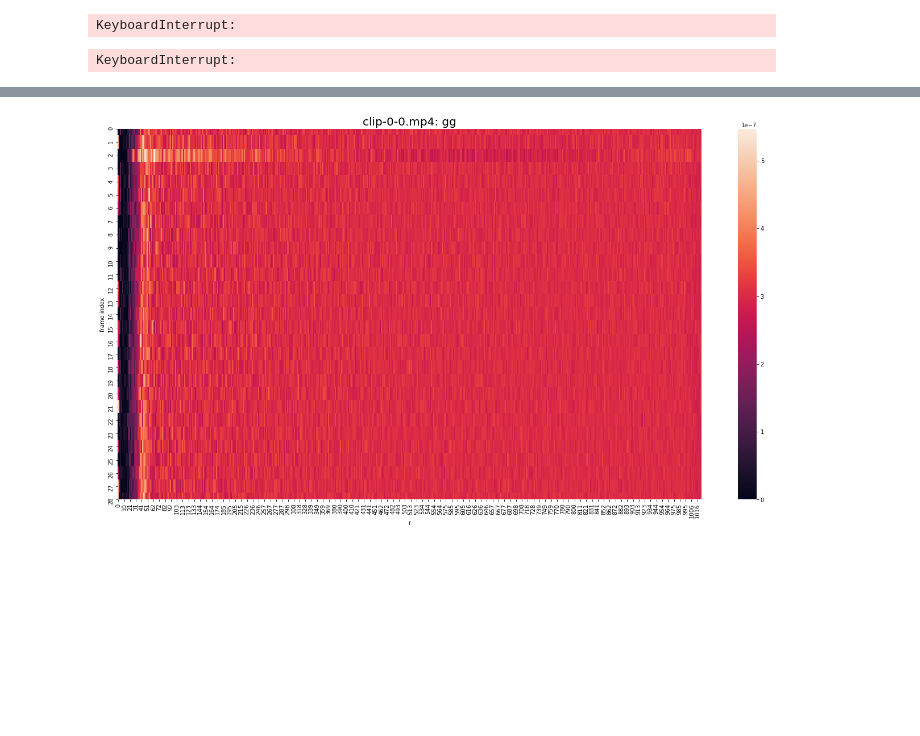
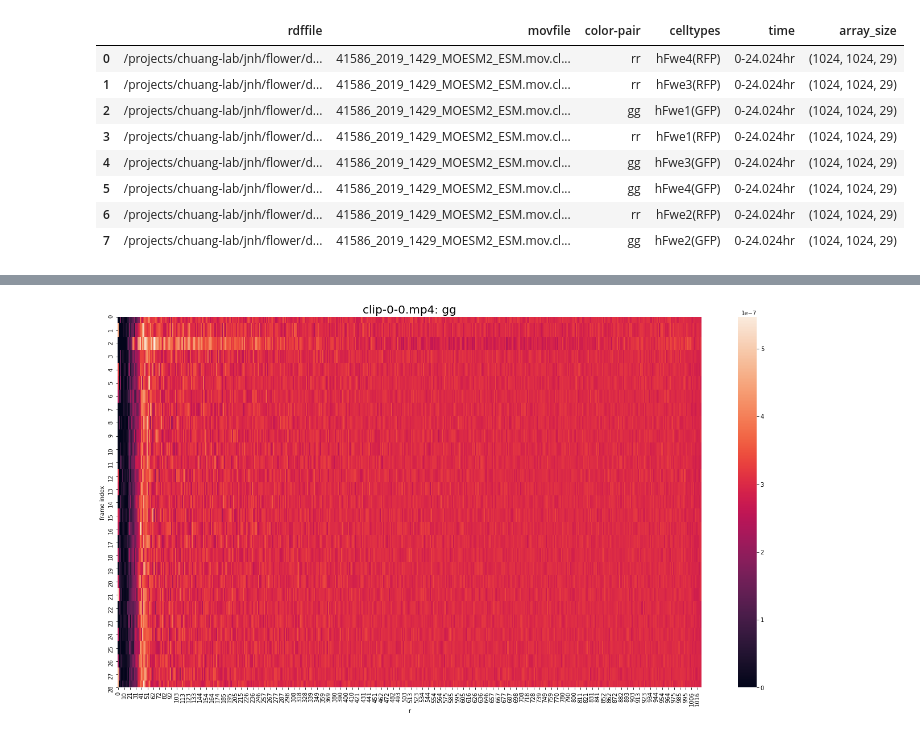
Before and after one commit to javadnoorb/flowermodel, a Jupyter notebook: notebooks/2019-09-27-flower-data-analysis-All.ipynb, the cells around one changed output, grey strips where cells are left out. Drawn from its saved outputs; the diff is of its cells as text; code cells hidden in the pictures; blank space fills up the shorter version.

```diff
--- a/notebooks/2019-09-27-flower-data-analysis-All.ipynb
+++ b/notebooks/2019-09-27-flower-data-analysis-All.ipynb
@@ -48,14 +48,20 @@ flowermodel blob --filename $FILE --frame-index $PBS_ARRAYID  --out-dir {out_dir
 util.__create_pbs__(pbs_text, '', 'pbslogs')
 # %%
 import flowermodel.calculate_rdf as fmcal
-
 data_path = '/projects/chuang-lab/jnh/flower/data'
-filename = '41586_2019_1429_MOESM5_ESM.mov'
-
-rdfobj = fmcal.vidrdf(data_path, filename, nbins=100, shellwidth=5)
-rdfobj.get_rdfs_for_all_colorpairs()
+mov_metadata = fmcal.get_mov_metadata(data_path)
-# %% [output]
-KeyboardInterrupt:
+# %%
+mov_metadata
+# %% [output]
+|  | rdffile | movfile | color-pair | celltypes | time | array_size |
+| 0 | /projects/chuang-lab/jnh/flower/d... | 41586_2019_1429_MOESM2_ESM.mov.cl... | rr | hFwe4(RFP) | 0-24.024hr | (1024, 1024, 29) |
+| 1 | /projects/chuang-lab/jnh/flower/d... | 41586_2019_1429_MOESM2_ESM.mov.cl... | rr | hFwe3(RFP) | 0-24.024hr | (1024, 1024, 29) |
+| 2 | /projects/chuang-lab/jnh/flower/d... | 41586_2019_1429_MOESM2_ESM.mov.cl... | gg | hFwe1(GFP) | 0-24.024hr | (1024, 1024, 29) |
+| 3 | /projects/chuang-lab/jnh/flower/d... | 41586_2019_1429_MOESM2_ESM.mov.cl... | rr | hFwe1(RFP) | 0-24.024hr | (1024, 1024, 29) |
+| 4 | /projects/chuang-lab/jnh/flower/d... | 41586_2019_1429_MOESM2_ESM.mov.cl... | gg | hFwe3(GFP) | 0-24.024hr | (1024, 1024, 29) |
+| 5 | /projects/chuang-lab/jnh/flower/d... | 41586_2019_1429_MOESM2_ESM.mov.cl... | gg | hFwe4(GFP) | 0-24.024hr | (1024, 1024, 29) |
+| 6 | /projects/chuang-lab/jnh/flower/d... | 41586_2019_1429_MOESM2_ESM.mov.cl... | rr | hFwe2(RFP) | 0-24.024hr | (1024, 1024, 29) |
+| 7 | /projects/chuang-lab/jnh/flower/d... | 41586_2019_1429_MOESM2_ESM.mov.cl... | gg | hFwe2(GFP) | 0-24.024hr | (1024, 1024, 29) |
 # %%
 import flowermodel.calculate_rdf as fmcal
 
@@ -65,8 +71,6 @@ mov_metadata = fmcal.get_mov_metadata(data_path)
 for filename in mov_metadata['movfile']:
     rdfobj = fmcal.vidrdf(data_path, filename, nbins=100, shellwidth=5)
     rdfobj.get_rdfs_for_all_colorpairs()
-# %% [output]
-KeyboardInterrupt:
 # %%
 rdffiles = fmcal.get_maxrdf_locs(data_path)
 # %%
```
Also changed, not shown: 3 other files.
